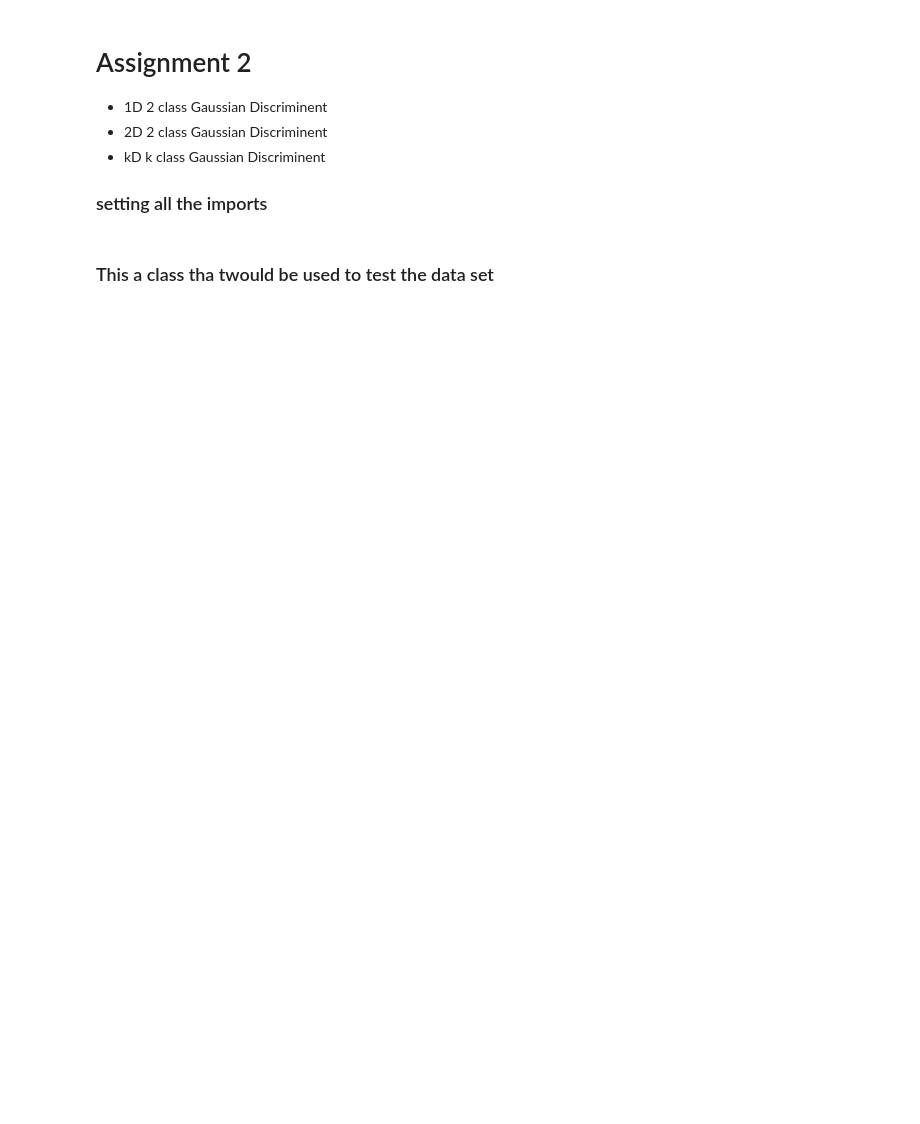
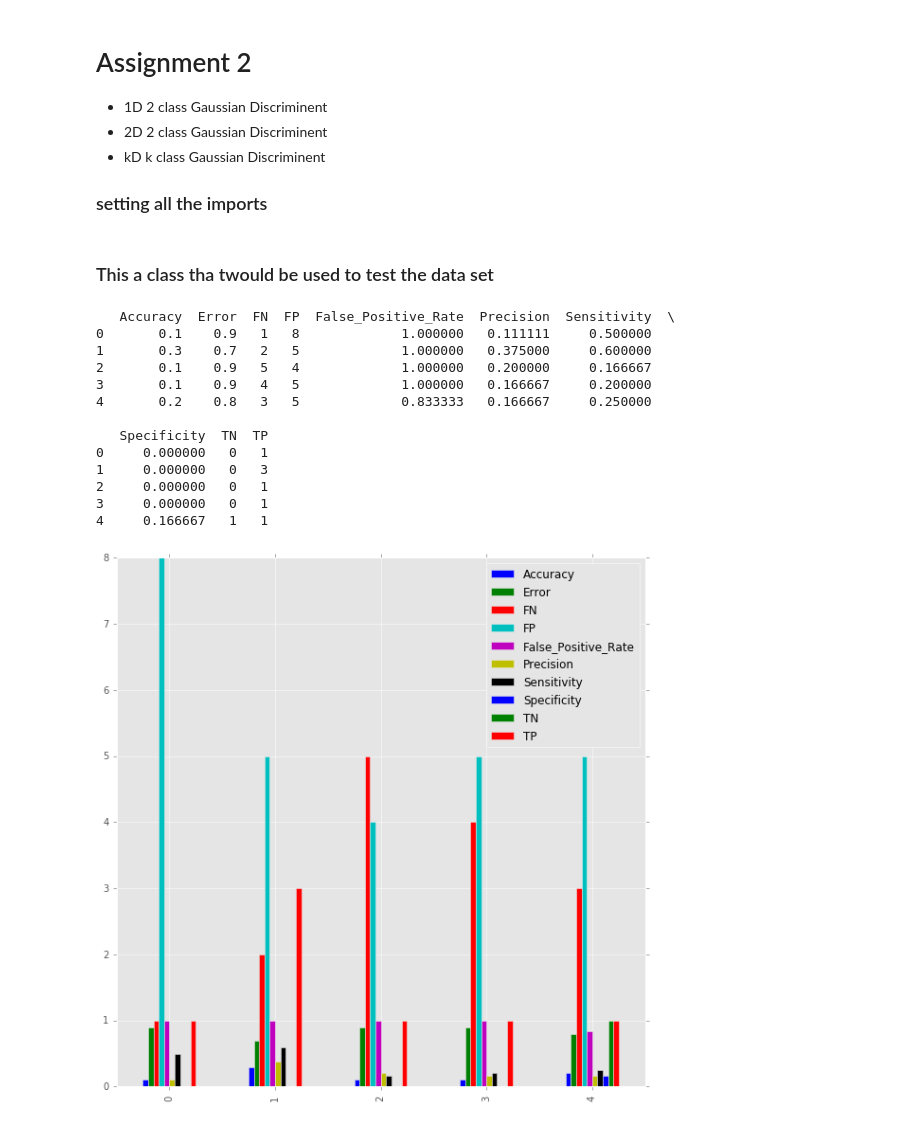
Before and after one commit to arvindshekar07/MachineLearning, a Jupyter notebook: Assignment2/Assignement2.ipynb, the cells around one changed output. Cells and saved outputs as stored; diff of their text form; code cells hidden in the pictures; blank space fills up the shorter version.

```diff
--- a/Assignment2/Assignement2.ipynb
+++ b/Assignment2/Assignement2.ipynb
@@ -96,15 +97,18 @@ mean = lambda X_D,Y_D:[np.mean([idf(Y_D[rowIndex],classElement)*rowElements for
 varience =lambda X_D,Y_D:[np.var([idf(Y_D[rowIndex],classElement)*rowElements for rowIndex,rowElements in enumerate(X_D)if idf(Y_D[rowIndex],classElement)== 1],axis = 0) for classIndex ,classElement in enumerate(numberOfClass(Y_D))]
 
 alpha = lambda X_D,Y_D:[m(Y_1D)[classElement]*1.0/len(Y_D) for classElement in (numberOfClass(Y_D))]
-
+# this is for 1D calculation
 g = lambda x,var,mean,alpha: np.log2(alpha)- (((x-mean)**2)/2*(var**2))
 
 covVar =  lambda X_D,Y_D:[np.cov(np.array([idf(Y_D[rowIndex],classElement)*rowElements for rowIndex,rowElements in enumerate(X_D)if idf(Y_D[rowIndex],classElement)== 1]).T) for classIndex,classElement in enumerate(numberOfClass(Y_D))]
+# this is for 2D calcultaion
+g_multiVariate = lambda x,co_var_mat,mean: ((2*np.dot(np.dot(x.T,inv(co_var_mat)),mean)) - (np.dot(np.dot(mean.T,inv(co_var_mat)),mean)))
 
-g_multiVariate = lambda x,var,mean,alpha: np.log2(alpha)- (((x-mean)**2)/2*(var**2))
-
-def discriminent (x,a_class,b_class):
-    if a_class(x)>b_class(x):
+# discriminent = lambda x,a_class,b_class : (1,0)[ a_class(x) > b_class(x) ]
+# discriminent = lambda x,a_class,b_class: 1 if  a_class(x)>b_class(x) else 0
+def discriminent (x, a_class, b_class):
+    sendX = (np.asarray([x])).T # sending x as a collection of rows vector
+    if a_class(sendX)>b_class(sendX):
         return 1
     else :
         return 0
@@ -138,0 +170,47 @@ class GDA1D2C:
+# %%
+
+X_1D = X[:100,:1]# this is to take one feature and first 100 data sets
+Y_1D = Y [:100] # this is to take 1st 100 data sets
+
+
+matricsTotal = []
+kf = sklearn.cross_validation.KFold(n=len(Y_1D), n_folds=10, shuffle=True,random_state=5)
+for train_index, test_index in kf:
+    #print train_index
+#     X_train, X_test, Y_train, Y_test = train_test_split(X_1D, Y_1D, test_size=0.4, random_state= a)
+    X_train, X_test =[list(X_1D[a]) for a  in train_index],[list(X_1D[a]) for a  in test_index]
+    Y_train, Y_test = [Y_1D[a] for a  in train_index],[Y_1D[a] for a  in test_index]
+#     print X_train
+#     #     print Y_train
+#     print "\n\n"
+    grad =  GDA1D2C()
+    grad.fit(X_train,Y_train)
+    predicted_Y_values = grad.predict(X_test)
+    tm  = TestMetrics()
+    tm.setData(Y_test,predicted_Y_values)
+    TP,TN,FP,FN,Classification_Accuracy,Classification_Error,Sensitivity,Specificity,False_Positive_Rate,Precision =  tm.getMatrics()
+    matricsTotal.append({"TP":TP,"TN":TN,"FP":FP,"FN":FN,"Accuracy":Classification_Accuracy,"Error":Classification_Error,"Sensitivity":Sensitivity,"Specificity":Specificity,"False_Positive_Rate":False_Positive_Rate,"Precision":Precision})
+
+
+df = pd.DataFrame(matricsTotal).head()
+
+matplotlib.style.use('ggplot')
+#df.plot.figure(figsize=(50,50))
+df.plot(kind = 'bar',figsize =(10 ,10),stacked = False)
+
+print df
+# %% [output]
+   Accuracy  Error  FN  FP  False_Positive_Rate  Precision  Sensitivity  \
+0       0.1    0.9   1   8             1.000000   0.111111     0.500000
+1       0.3    0.7   2   5             1.000000   0.375000     0.600000
+2       0.1    0.9   5   4             1.000000   0.200000     0.166667
+3       0.1    0.9   4   5             1.000000   0.166667     0.200000
+4       0.2    0.8   3   5             0.833333   0.166667     0.250000
+
+   Specificity  TN  TP
+0     0.000000   0   1
+1     0.000000   0   3
+2     0.000000   0   1
+3     0.000000   0   1
+4     0.166667   1   1
+[figure, added]
```
Also changed, not shown: parts of 8 cells of this notebook.
